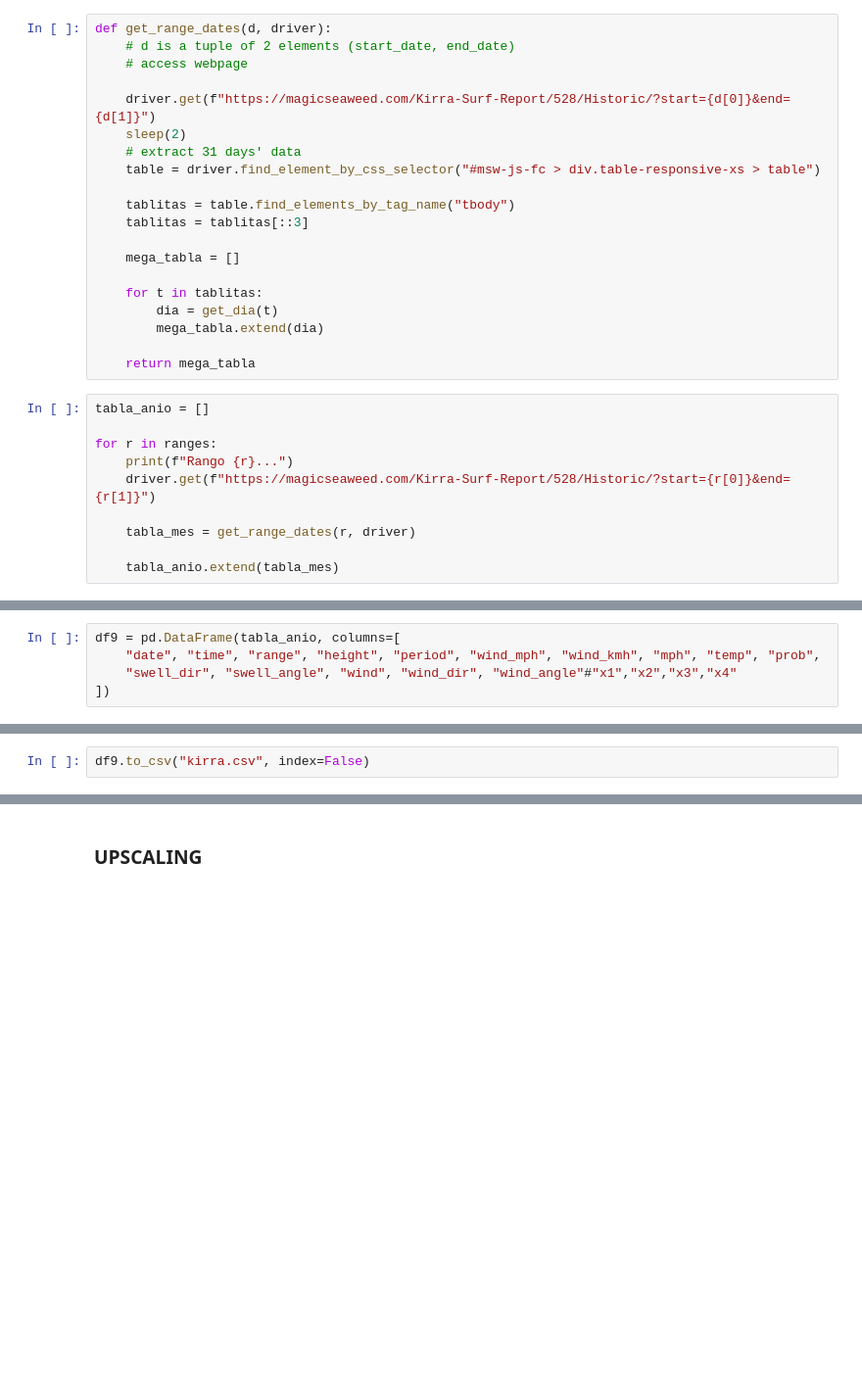
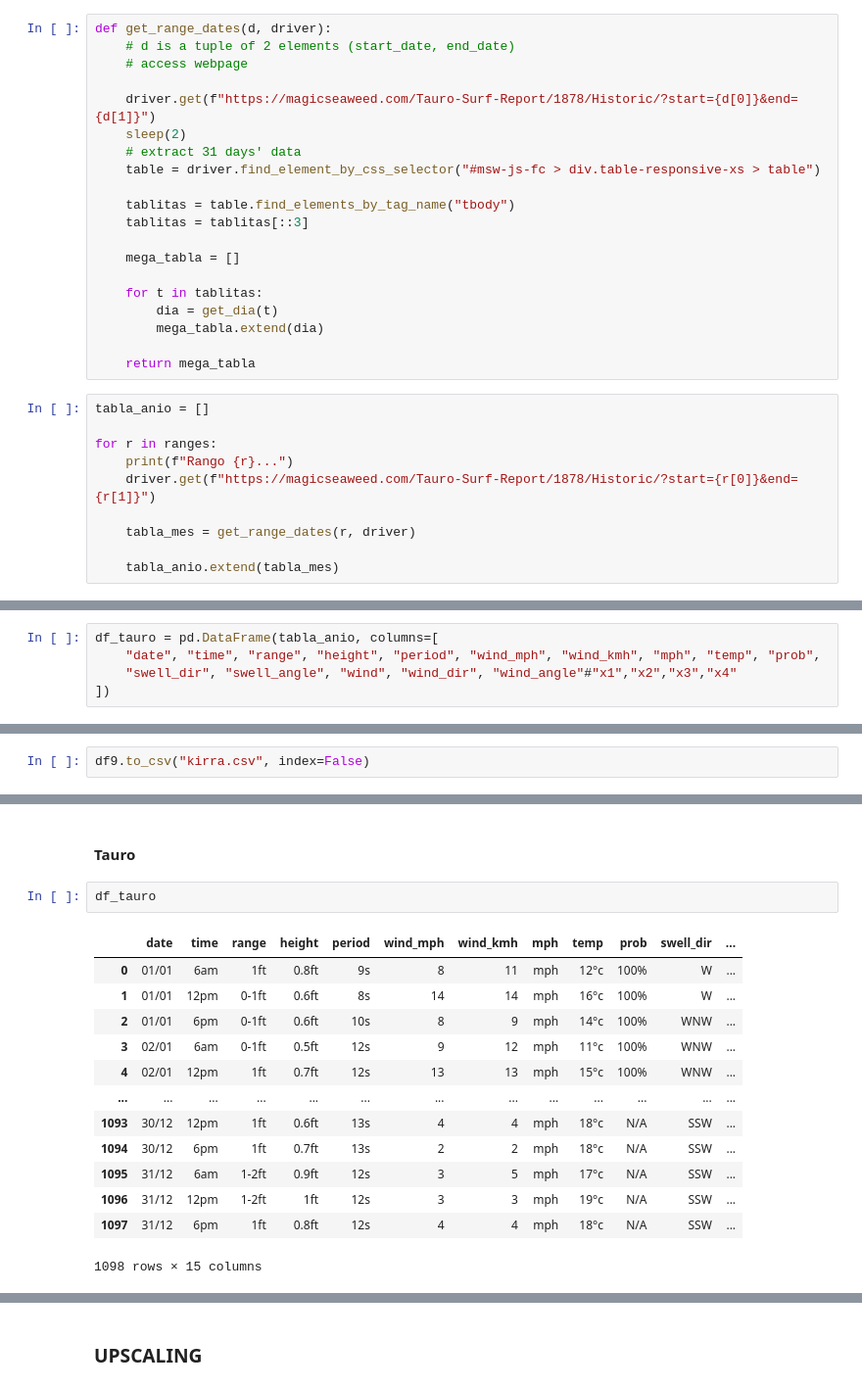
Before and after one commit to lukesmith194/SurfScanner, a Jupyter notebook: Data_extraction.ipynb, the cells around one changed output, grey strips where cells are left out. Shown: that part at 98% size. Cells and saved outputs as stored; diff of their text form; blank space fills up the shorter version.

```diff
--- a/Data_extraction.ipynb
+++ b/Data_extraction.ipynb
@@ -96,7 +111,7 @@ def get_range_dates(d, driver):
     # d is a tuple of 2 elements (start_date, end_date)
     # access webpage
 
-    driver.get(f"https://magicseaweed.com/Kirra-Surf-Report/528/Historic/?start={d[0]}&end={d[1]}")
+    driver.get(f"https://magicseaweed.com/Tauro-Surf-Report/1878/Historic/?start={d[0]}&end={d[1]}")
     sleep(2)
     # extract 31 days' data
     table = driver.find_element_by_css_selector("#msw-js-fc > div.table-responsive-xs > table")
@@ -116,7 +131,7 @@ tabla_anio = []
 
 for r in ranges:
     print(f"Rango {r}...")
-    driver.get(f"https://magicseaweed.com/Kirra-Surf-Report/528/Historic/?start={r[0]}&end={r[1]}")
+    driver.get(f"https://magicseaweed.com/Tauro-Surf-Report/1878/Historic/?start={r[0]}&end={r[1]}")
 
     tabla_mes = get_range_dates(r, driver)
 
@@ -135,7 +150,7 @@ Rango ('2020-10-01', '2020-10-31')...
 Rango ('2020-11-01', '2020-11-30')...
 Rango ('2020-12-01', '2020-12-31')...
 # %%
-df9 = pd.DataFrame(tabla_anio, columns=[
+df_tauro = pd.DataFrame(tabla_anio, columns=[
     "date", "time", "range", "height", "period", "wind_mph", "wind_kmh", "mph", "temp", "prob",
     "swell_dir", "swell_angle", "wind", "wind_dir", "wind_angle"#"x1","x2","x3","x4"
 ])
@@ -258,0 +294,18 @@ df9.to_csv("kirra.csv", index=False)
+# %% [markdown]
+#### Tauro
+# %%
+df_tauro
+# %% [output]
+|  | date | time | range | height | period | wind_mph | wind_kmh | mph | temp | prob | swell_dir | ... |
+| 0 | 01/01 | 6am | 1ft | 0.8ft | 9s | 8 | 11 | mph | 12°c | 100% | W | ... |
+| 1 | 01/01 | 12pm | 0-1ft | 0.6ft | 8s | 14 | 14 | mph | 16°c | 100% | W | ... |
+| 2 | 01/01 | 6pm | 0-1ft | 0.6ft | 10s | 8 | 9 | mph | 14°c | 100% | WNW | ... |
+| 3 | 02/01 | 6am | 0-1ft | 0.5ft | 12s | 9 | 12 | mph | 11°c | 100% | WNW | ... |
+| 4 | 02/01 | 12pm | 1ft | 0.7ft | 12s | 13 | 13 | mph | 15°c | 100% | WNW | ... |
+| ... | ... | ... | ... | ... | ... | ... | ... | ... | ... | ... | ... | ... |
+| 1093 | 30/12 | 12pm | 1ft | 0.6ft | 13s | 4 | 4 | mph | 18°c | N/A | SSW | ... |
+| 1094 | 30/12 | 6pm | 1ft | 0.7ft | 13s | 2 | 2 | mph | 18°c | N/A | SSW | ... |
+| 1095 | 31/12 | 6am | 1-2ft | 0.9ft | 12s | 3 | 5 | mph | 17°c | N/A | SSW | ... |
+| 1096 | 31/12 | 12pm | 1-2ft | 1ft | 12s | 3 | 3 | mph | 19°c | N/A | SSW | ... |
+| 1097 | 31/12 | 6pm | 1ft | 0.8ft | 12s | 4 | 4 | mph | 18°c | N/A | SSW | ... |
+1098 rows × 15 columns
```
Also changed, not shown: parts of 7 cells of this notebook, 5 other files.
